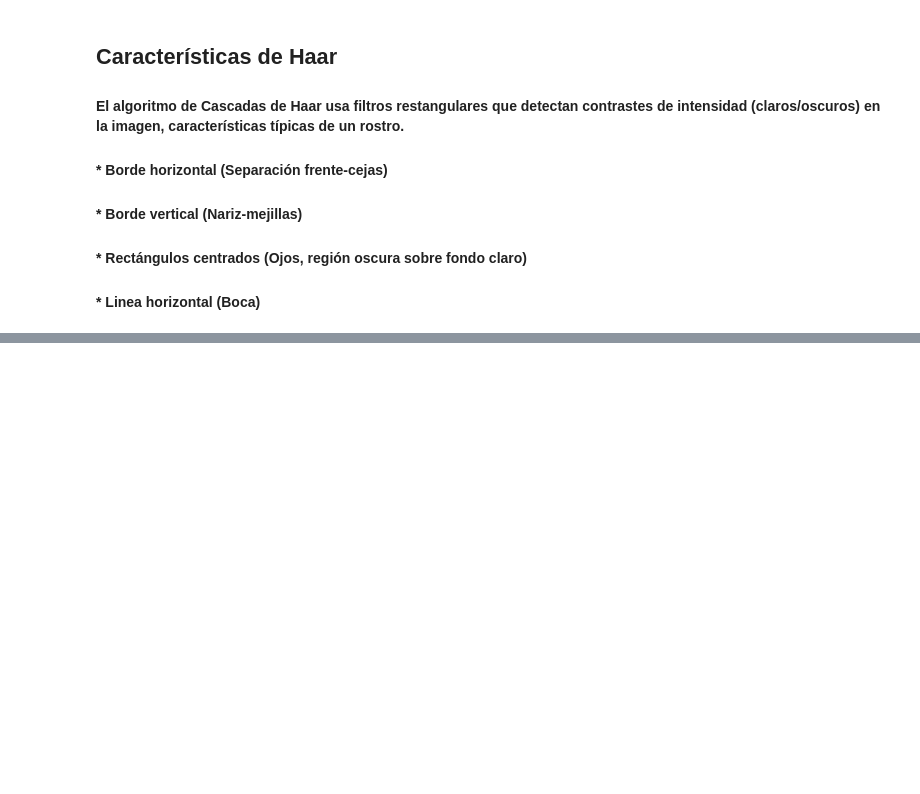
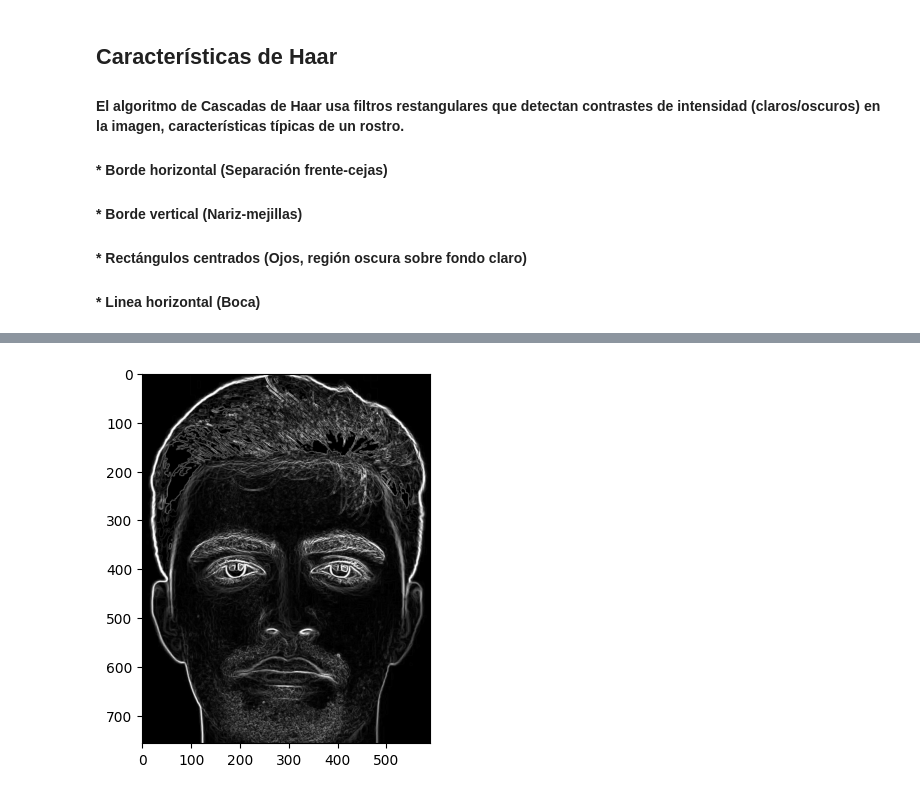
Before and after one commit to pabcannav/proyectoPID, a Jupyter notebook: cascadas_propias/cascadas.ipynb, the cells around one changed output, grey strips where cells are left out. Saved outputs shown, nothing was run; the diff lists cells and outputs as text; code cells hidden in the pictures; blank space fills up the shorter version.

```diff
--- a/cascadas_propias/cascadas.ipynb
+++ b/cascadas_propias/cascadas.ipynb
@@ -11,0 +34,9 @@ import cv2 as cv
+# %%
+sobel_x = cv.Sobel(cara1, cv.CV_64F, 1, 0, ksize=3)  # Bordes verticales
+sobel_y = cv.Sobel(cara1, cv.CV_64F, 0, 1, ksize=3)  # Bordes horizontales
+sobel_comb = np.sqrt(sobel_x**2 + sobel_y**2)  # Combinación
+
+plt.imshow(sobel_comb, cmap='gray', vmin=0, vmax=255)
+plt.show()
+# %% [output]
+[figure, added]
```
Also changed, not shown: parts of 3 cells of this notebook.
